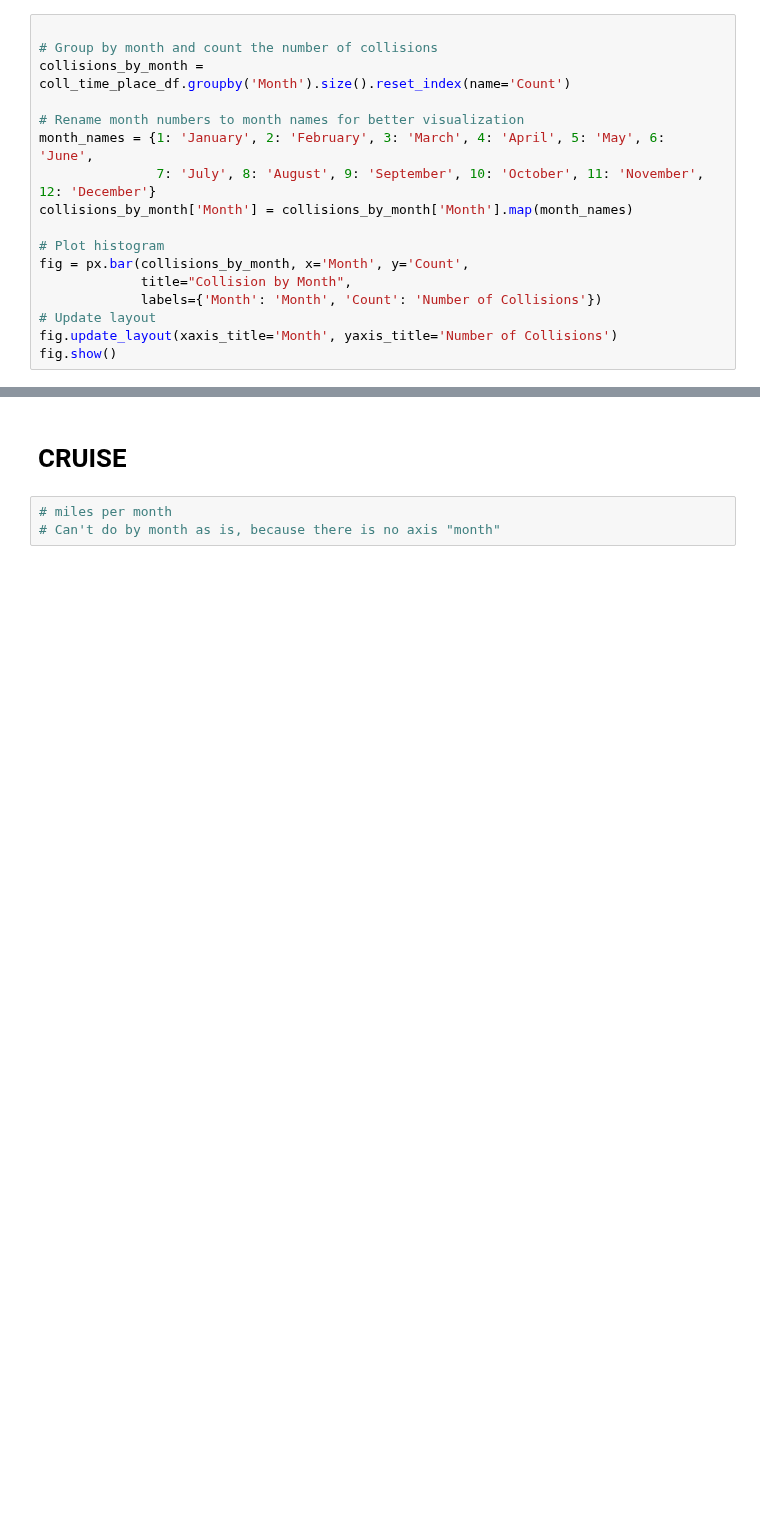
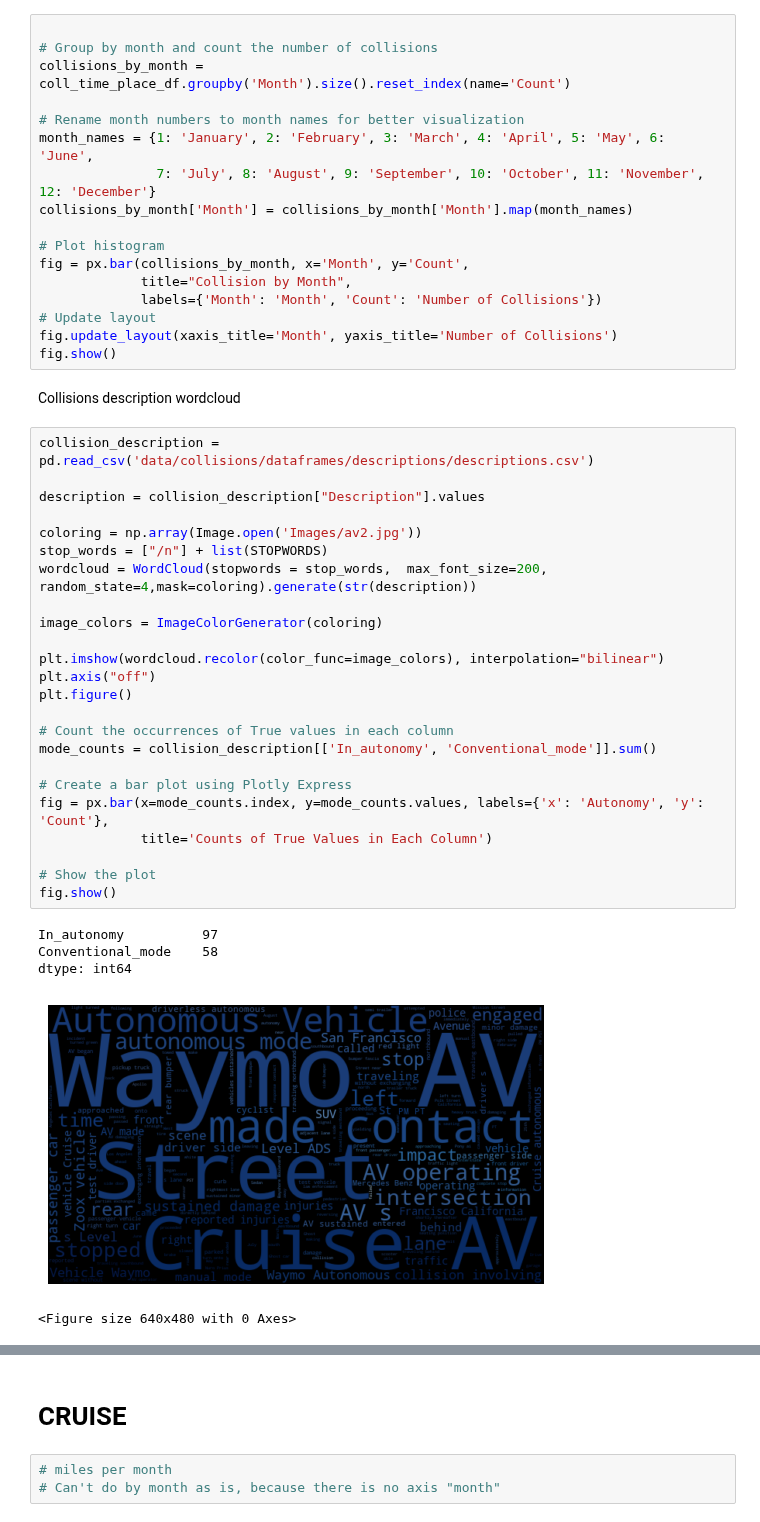
Before and after one commit to Kyle-Markwardt/self-driving-vehicles, a Jupyter notebook: main.ipynb, the cells around one changed output, grey strips where cells are left out. Cells and saved outputs as stored; diff of their text form; blank space fills up the shorter version.

Commit message:
Pulled collision descriptions. Counts of autonomous collisions.

```diff
--- a/main.ipynb
+++ b/main.ipynb
@@ -719,3 +717,35 @@ fig = px.bar(collisions_by_month, x='Month', y='Count',
 # Update layout
 fig.update_layout(xaxis_title='Month', yaxis_title='Number of Collisions')
 fig.show()
+# %% [markdown]
+Collisions description wordcloud
+# %%
+collision_description = pd.read_csv('data/collisions/dataframes/descriptions/descriptions.csv')
+
+description = collision_description["Description"].values
+
+coloring = np.array(Image.open('Images/av2.jpg'))
+stop_words = ["/n"] + list(STOPWORDS)
+wordcloud = WordCloud(stopwords = stop_words,  max_font_size=200, random_state=4,mask=coloring).generate(str(description))
+
+image_colors = ImageColorGenerator(coloring)
+
+plt.imshow(wordcloud.recolor(color_func=image_colors), interpolation="bilinear")
+plt.axis("off")
+plt.figure()
+
+# Count the occurrences of True values in each column
+mode_counts = collision_description[['In_autonomy', 'Conventional_mode']].sum()
+
+# Create a bar plot using Plotly Express
+fig = px.bar(x=mode_counts.index, y=mode_counts.values, labels={'x': 'Autonomy', 'y': 'Count'},
+             title='Counts of True Values in Each Column')
+
+# Show the plot
+fig.show()
+# %% [output]
+In_autonomy          97
+Conventional_mode    58
+dtype: int64
+[figure, added]
+<Figure size 640x480 with 0 Axes>
```
Also changed, not shown: parts of 6 cells of this notebook, 3 other files.
